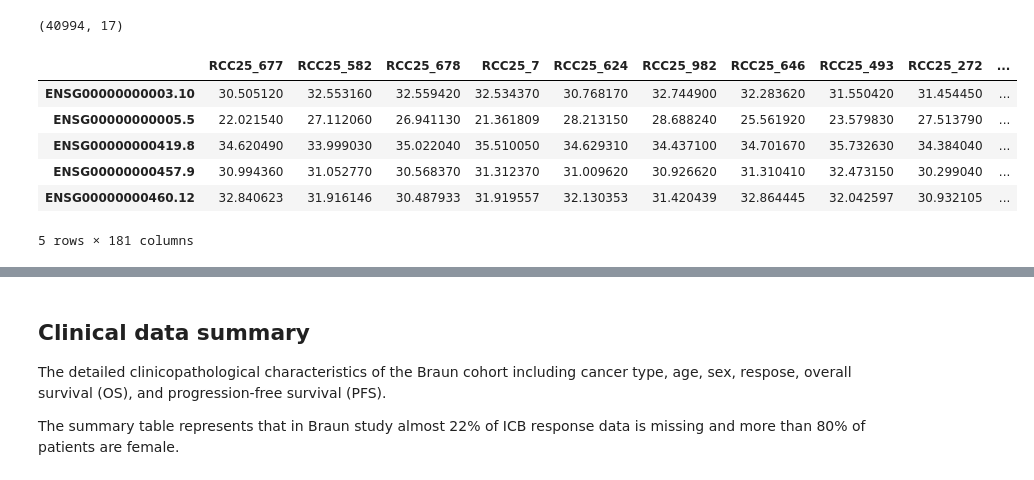
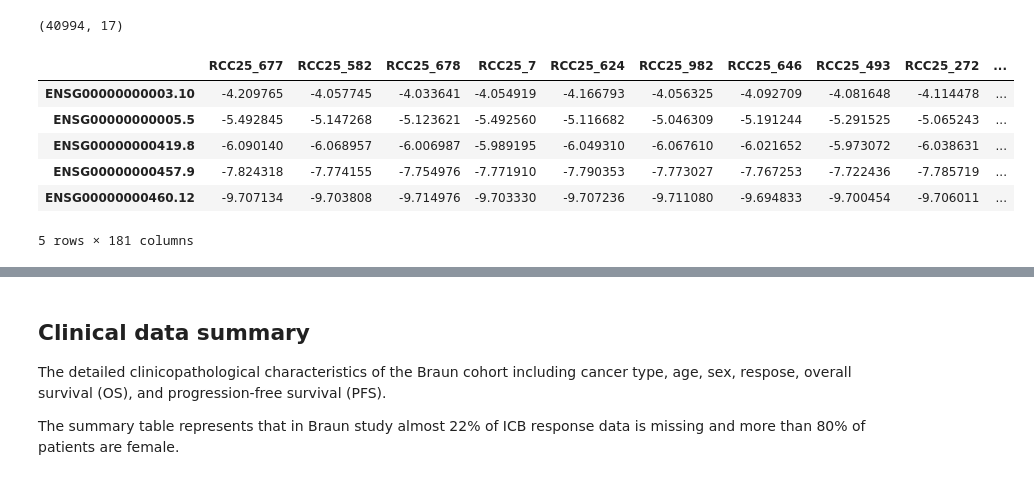
Before and after one commit to bhklab/icb_data_exploration_and_analysis, a Jupyter notebook: Code/Preliminary/Python/Preliminary-Analyses.ipynb, the cells around one changed output, grey strips where cells are left out. Cells and saved outputs as stored; diff of their text form; code cells hidden in the pictures.

```diff
--- a/Code/Preliminary/Python/Preliminary-Analyses.ipynb
+++ b/Code/Preliminary/Python/Preliminary-Analyses.ipynb
@@ -65,15 +66,15 @@ dat_gene.shape
 (40994, 17)
 # %%
 # RNA-seq expression data (i.e., log2(TPM + 0.001))
-dat_exp = pd.read_csv('../../../.local_data/ICB_Braun/ICB_Braun_expr.tsv', sep='\t')
+dat_exp = pd.read_csv('ICB_Braun_expr.tsv', sep='\t')
 
 dat_exp.head()
 # %% [output]
 |  | RCC25_677 | RCC25_582 | RCC25_678 | RCC25_7 | RCC25_624 | RCC25_982 | RCC25_646 | RCC25_493 | RCC25_272 | ... |
-| ENSG00000000003.10 | 30.505120 | 32.553160 | 32.559420 | 32.534370 | 30.768170 | 32.744900 | 32.283620 | 31.550420 | 31.454450 | ... |
-| ENSG00000000005.5 | 22.021540 | 27.112060 | 26.941130 | 21.361809 | 28.213150 | 28.688240 | 25.561920 | 23.579830 | 27.513790 | ... |
-| ENSG00000000419.8 | 34.620490 | 33.999030 | 35.022040 | 35.510050 | 34.629310 | 34.437100 | 34.701670 | 35.732630 | 34.384040 | ... |
-| ENSG00000000457.9 | 30.994360 | 31.052770 | 30.568370 | 31.312370 | 31.009620 | 30.926620 | 31.310410 | 32.473150 | 30.299040 | ... |
-| ENSG00000000460.12 | 32.840623 | 31.916146 | 30.487933 | 31.919557 | 32.130353 | 31.420439 | 32.864445 | 32.042597 | 30.932105 | ... |
+| ENSG00000000003.10 | -4.209765 | -4.057745 | -4.033641 | -4.054919 | -4.166793 | -4.056325 | -4.092709 | -4.081648 | -4.114478 | ... |
+| ENSG00000000005.5 | -5.492845 | -5.147268 | -5.123621 | -5.492560 | -5.116682 | -5.046309 | -5.191244 | -5.291525 | -5.065243 | ... |
+| ENSG00000000419.8 | -6.090140 | -6.068957 | -6.006987 | -5.989195 | -6.049310 | -6.067610 | -6.021652 | -5.973072 | -6.038631 | ... |
+| ENSG00000000457.9 | -7.824318 | -7.774155 | -7.754976 | -7.771910 | -7.790353 | -7.773027 | -7.767253 | -7.722436 | -7.785719 | ... |
+| ENSG00000000460.12 | -9.707134 | -9.703808 | -9.714976 | -9.703330 | -9.707236 | -9.711080 | -9.694833 | -9.700454 | -9.706011 | ... |
 5 rows × 181 columns
 # %%
```
Also changed, not shown: parts of 13 cells of this notebook, 1 other file.
